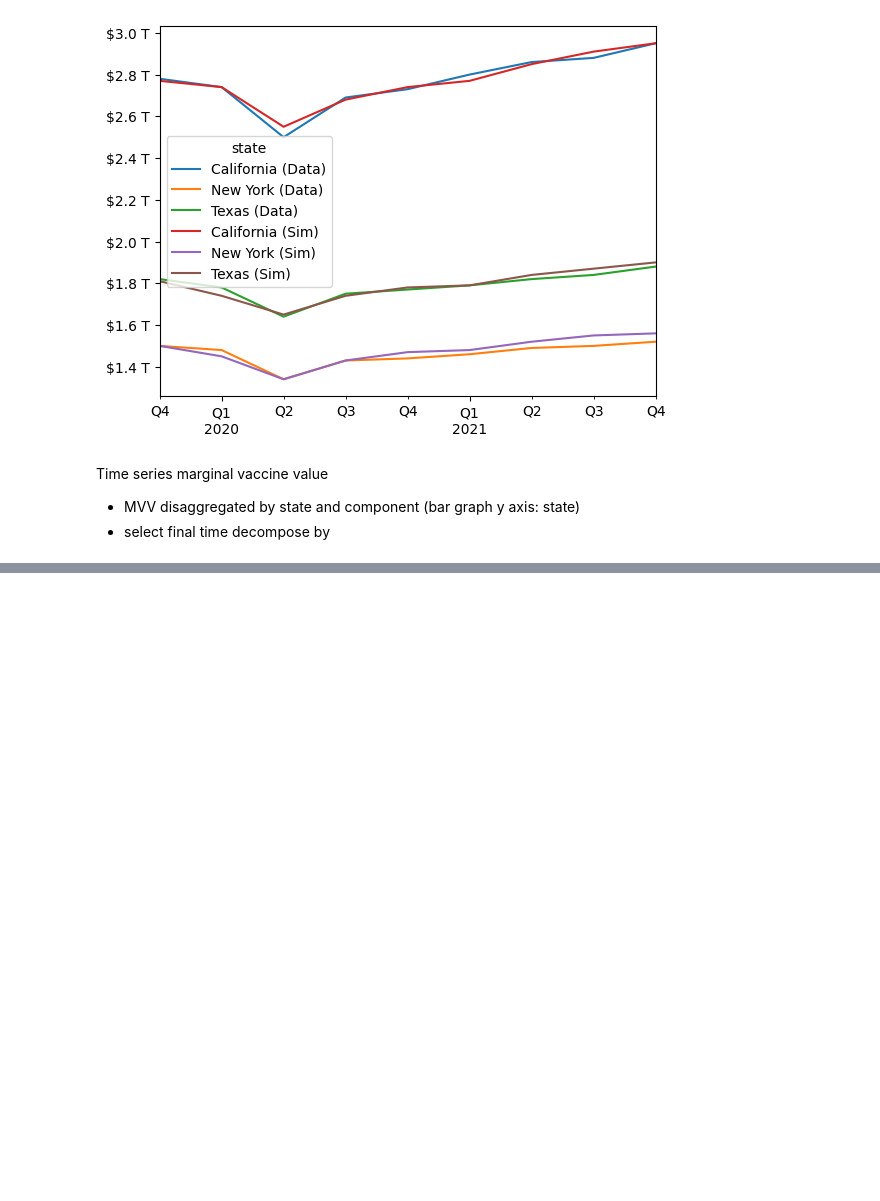
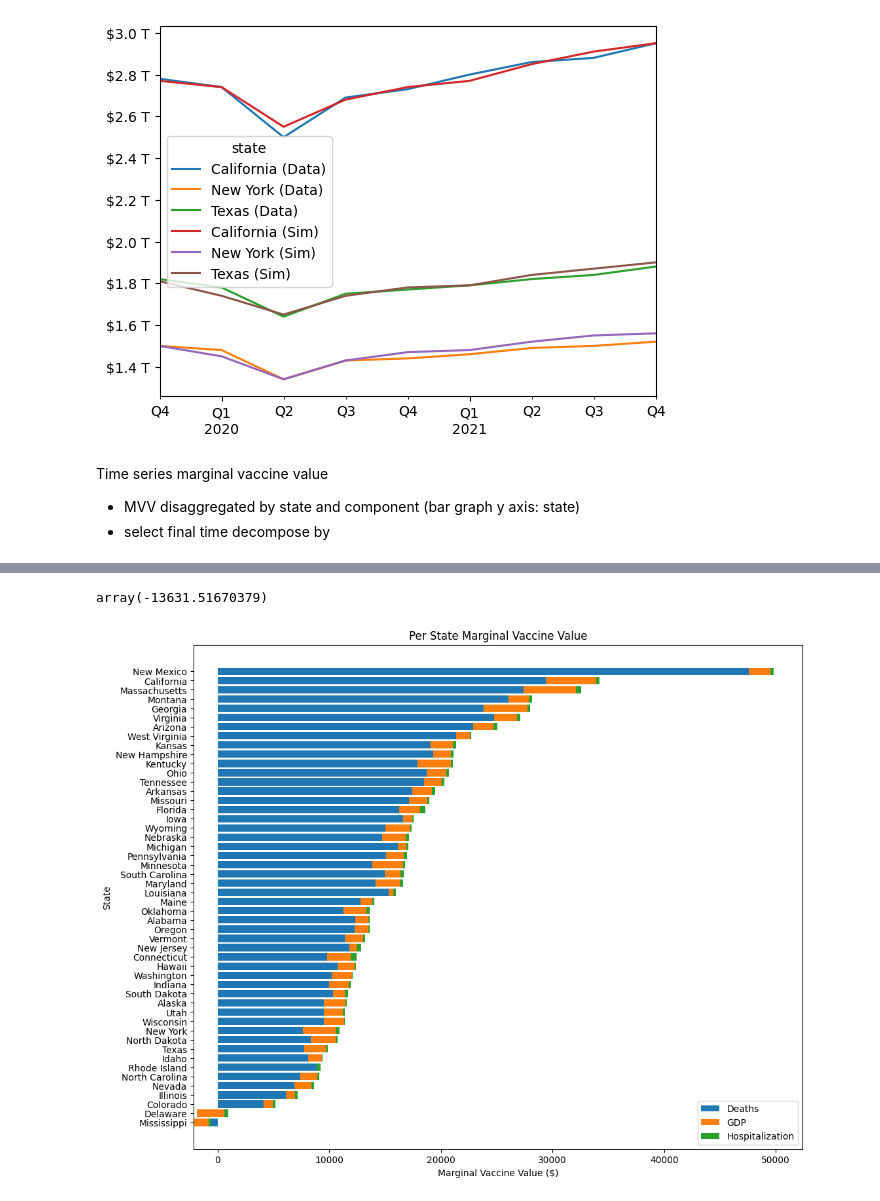
Before and after one commit to hyunjimoon/VaccineMisinf, a Jupyter notebook: V79/vac_cost_eff.ipynb, the cells around one changed output, grey strips where cells are left out. Saved outputs shown, nothing was run; the diff lists cells and outputs as text; code cells hidden in the pictures; blank space fills up the shorter version.

```diff
--- a/V79/vac_cost_eff.ipynb
+++ b/V79/vac_cost_eff.ipynb
@@ -602,11 +425,0 @@ Texas
-# %%
-#marginal value of vaccine change over time,
-vv_xr = xr.open_dataset("../nc_data/vv_pcstv.nc")
-bigstate = ["New York", "California", "Massachusetts", "Texas"]
-fig, axes = plt.subplots(1, 4, figsize = (30,10))
-for i, space in enumerate(bigstate):
-    vv_xr["VV_1_pcstv"].loc[{"value": "marginal", "params": "baseline", "space": f'{space}'}].plot.line(ax = axes[i], x="time")
-    plt.title("Vaccination Value Over Time")
-    axes[i].set_ylabel("Marginal Value of Vaccine (USD $)")
-    axes[i].axes.set_xlabel(f"{space}")
-fig.tight_layout(pad=0.5)
@@ -659,0 +426,60 @@ Text(0.5, 1.0, 'Final Vaccine Value per State')
+# %%
+plottable=vv_xr.drop_sel(space="District of Columbia").sortby("space")
+plt.figure(figsize=(12, 10))  # width:10, height:8
+death_zip = list(zip(plottable["space"].values,
+    -plottable["VV_1_pcstv"].loc[
+            {"value": "marginal", "params": "baseline", "time": vv_xr["time"][-1], "component": "death"}
+        ].values,
+    plottable["VV_1_pstv"].loc[
+            {"value": "marginal", "params": "baseline", "time": vv_xr["time"][-1]}
+        ].values
+))
+death_zip.sort(key = lambda x: x[2], reverse=True)
+death_lab, death_val, _ = zip(*death_zip)
+death = plt.barh(
+        death_lab,
+        death_val,
+    )
+death.set_label("Deaths")
+gdp_zip = list(zip(plottable["space"].values,
+    -plottable["VV_1_pcstv"].loc[
+            {"value": "marginal", "params": "baseline", "time": vv_xr["time"][-1], "component": "gdp"}
+        ].values,
+    plottable["VV_1_pstv"].loc[
+            {"value": "marginal", "params": "baseline", "time": vv_xr["time"][-1]}
+        ].values
+))
+gdp_zip.sort(key = lambda x: x[2], reverse=True)
+gdp_lab, gdp_val, _ = zip(*gdp_zip)
+gdp = plt.barh(
+        gdp_lab,
+        gdp_val,
+        left=death_val
+    )
+hosp_zip = list(zip(plottable["space"].values,
+    -plottable["VV_1_pcstv"].loc[
+            {"value": "marginal", "params": "baseline", "time": vv_xr["time"][-1], "component": "hospitalization"}
+        ].values,
+    plottable["VV_1_pstv"].loc[
+            {"value": "marginal", "params": "baseline", "time": vv_xr["time"][-1]}
+        ].values
+))
+hosp_zip.sort(key = lambda x: x[2], reverse=True)
+hosp_lab, hosp_val, _ = zip(*hosp_zip)
+hosp = plt.barh(
+        hosp_lab,
+        hosp_val,
+        left=[d+g for d, g in zip(death_val, gdp_val)]
+    )
+hosp.set_label("Hospitalization")
+gdp.set_label("GDP")
+plt.title("Per State Marginal Vaccine Value")
+plt.legend()
+plt.xlabel("Marginal Vaccine Value ($)")
+plt.ylabel("State")
+plottable["VV_1_pstv"].loc[
+            {"value": "marginal", "params": "baseline", "time": vv_xr["time"][-1], "space": "Alabama"}
+        ].values
+# %% [output]
+array(-13631.51670379)
+[figure, added]
```
Also changed, not shown: parts of 24 cells of this notebook.
